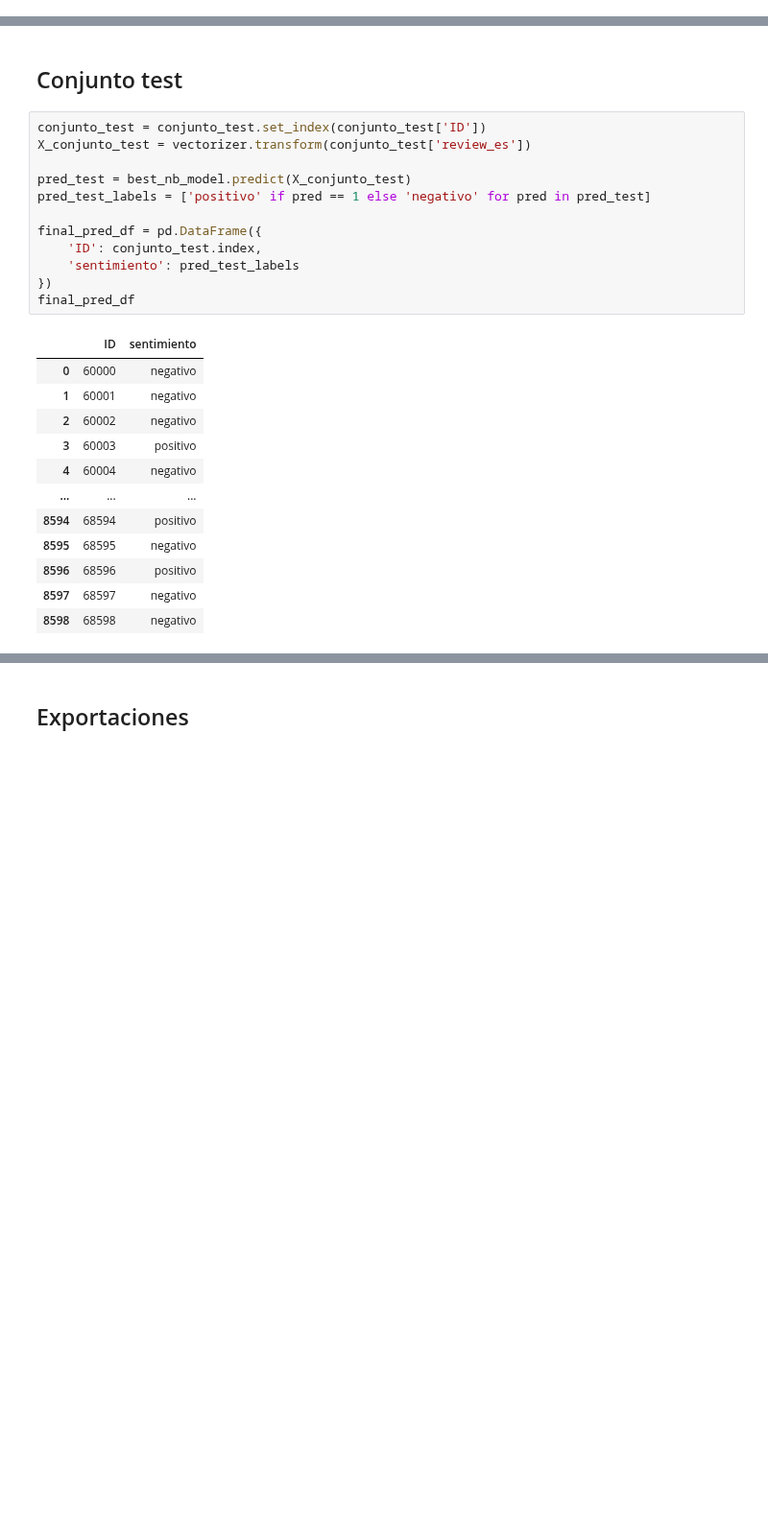
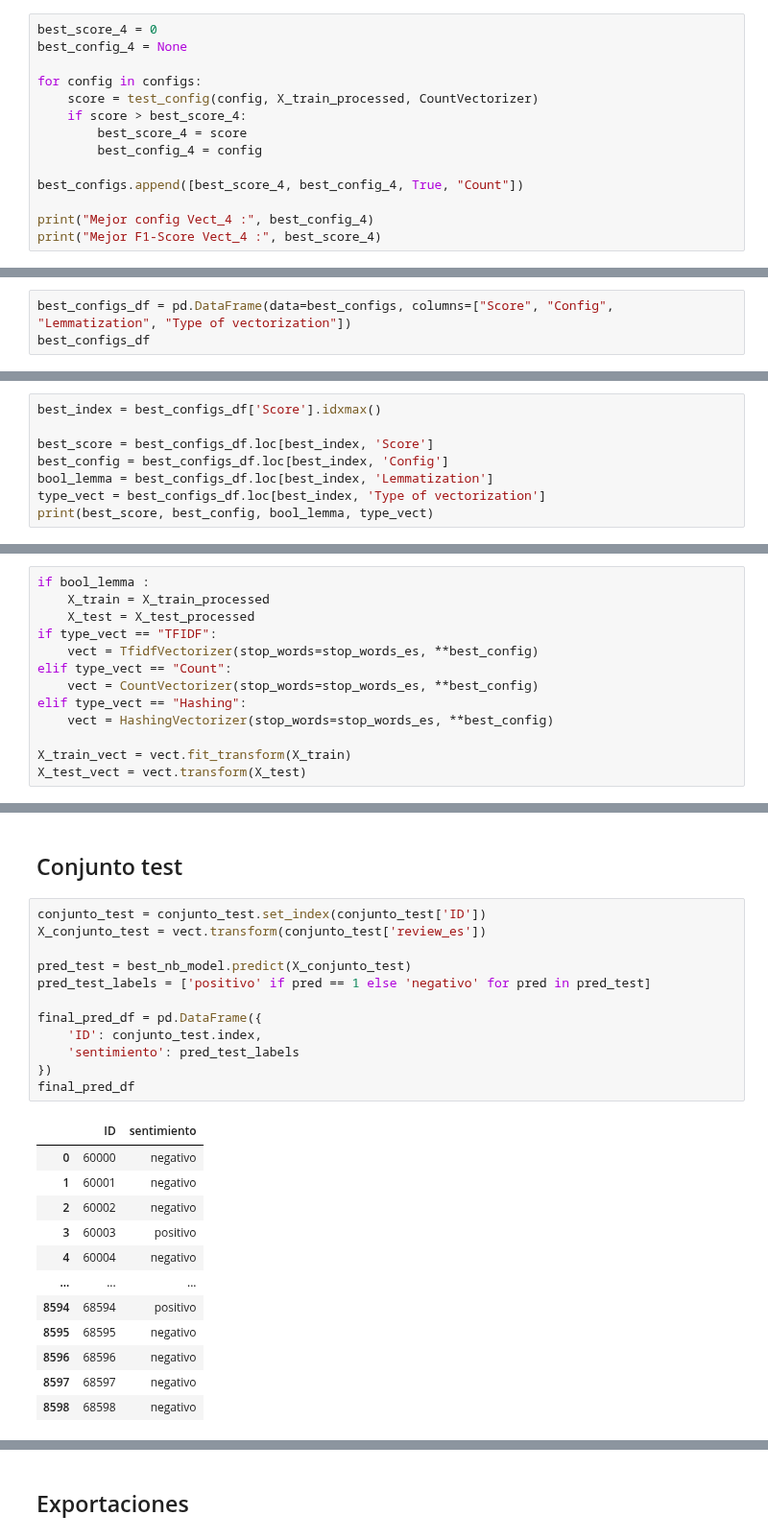
Before and after one commit to AlanRichmond/7506R-1C2024-GRUPO10, a Jupyter notebook: TP2/7506R_TP2_GRUPO10_CHPX_ENTREGA.ipynb, the cells around one changed output, grey strips where cells are left out. Shown at 96% size. Saved outputs shown, nothing was run; the diff lists cells and outputs as text; blank space fills up the shorter version.

Commit message:
add train/test/processed datasets + new NB with different vectorization

```diff
--- a/TP2/7506R_TP2_GRUPO10_CHPX_ENTREGA.ipynb
+++ b/TP2/7506R_TP2_GRUPO10_CHPX_ENTREGA.ipynb
@@ -49,0 +182,14 @@ X_test_vect = vectorizer.transform(X_test)
+# %%
+best_score_4 = 0
+best_config_4 = None
+
+for config in configs:
+    score = test_config(config, X_train_processed, CountVectorizer)
+    if score > best_score_4:
+        best_score_4 = score
+        best_config_4 = config
+
+best_configs.append([best_score_4, best_config_4, True, "Count"])
+
+print("Mejor config Vect_4 :", best_config_4)
+print("Mejor F1-Score Vect_4 :", best_score_4)
@@ -49,0 +201,3 @@ X_test_vect = vectorizer.transform(X_test)
+# %%
+best_configs_df = pd.DataFrame(data=best_configs, columns=["Score", "Config", "Lemmatization", "Type of vectorization"])
+best_configs_df
@@ -49,0 +210,8 @@ X_test_vect = vectorizer.transform(X_test)
+# %%
+best_index = best_configs_df['Score'].idxmax()
+
+best_score = best_configs_df.loc[best_index, 'Score']
+best_config = best_configs_df.loc[best_index, 'Config']
+bool_lemma = best_configs_df.loc[best_index, 'Lemmatization']
+type_vect = best_configs_df.loc[best_index, 'Type of vectorization']
+print(best_score, best_config, bool_lemma, type_vect)
@@ -50,3 +220,16 @@ X_test_vect = vectorizer.transform(X_test)
+# %%
+if bool_lemma :
+    X_train = X_train_processed
+    X_test = X_test_processed
+if type_vect == "TFIDF":
+    vect = TfidfVectorizer(stop_words=stop_words_es, **best_config)
+elif type_vect == "Count":
+    vect = CountVectorizer(stop_words=stop_words_es, **best_config)
+elif type_vect == "Hashing":
+    vect = HashingVectorizer(stop_words=stop_words_es, **best_config)
+
+X_train_vect = vect.fit_transform(X_train)
+X_test_vect = vect.transform(X_test)
 # %% [markdown]
 ## Busqueda de los hiperparametros
 # %%
@@ -98,27 +281,27 @@ F1 Score: 0.8600635172687575
 ## Conjunto test
 # %%
 conjunto_test = conjunto_test.set_index(conjunto_test['ID'])
-X_conjunto_test = vectorizer.transform(conjunto_test['review_es'])
+X_conjunto_test = vect.transform(conjunto_test['review_es'])
 
 pred_test = best_nb_model.predict(X_conjunto_test)
 pred_test_labels = ['positivo' if pred == 1 else 'negativo' for pred in pred_test]
 
 final_pred_df = pd.DataFrame({
     'ID': conjunto_test.index,
     'sentimiento': pred_test_labels
 })
 final_pred_df
 # %% [output]
 |  | ID | sentimiento |
 | 0 | 60000 | negativo |
 | 1 | 60001 | negativo |
 | 2 | 60002 | negativo |
 | 3 | 60003 | positivo |
 | 4 | 60004 | negativo |
 | ... | ... | ... |
 | 8594 | 68594 | positivo |
 | 8595 | 68595 | negativo |
-| 8596 | 68596 | positivo |
+| 8596 | 68596 | negativo |
 | 8597 | 68597 | negativo |
 | 8598 | 68598 | negativo |
 8599 rows × 2 columns
```
Also changed, not shown: parts of 22 cells of this notebook, 8 other files.
